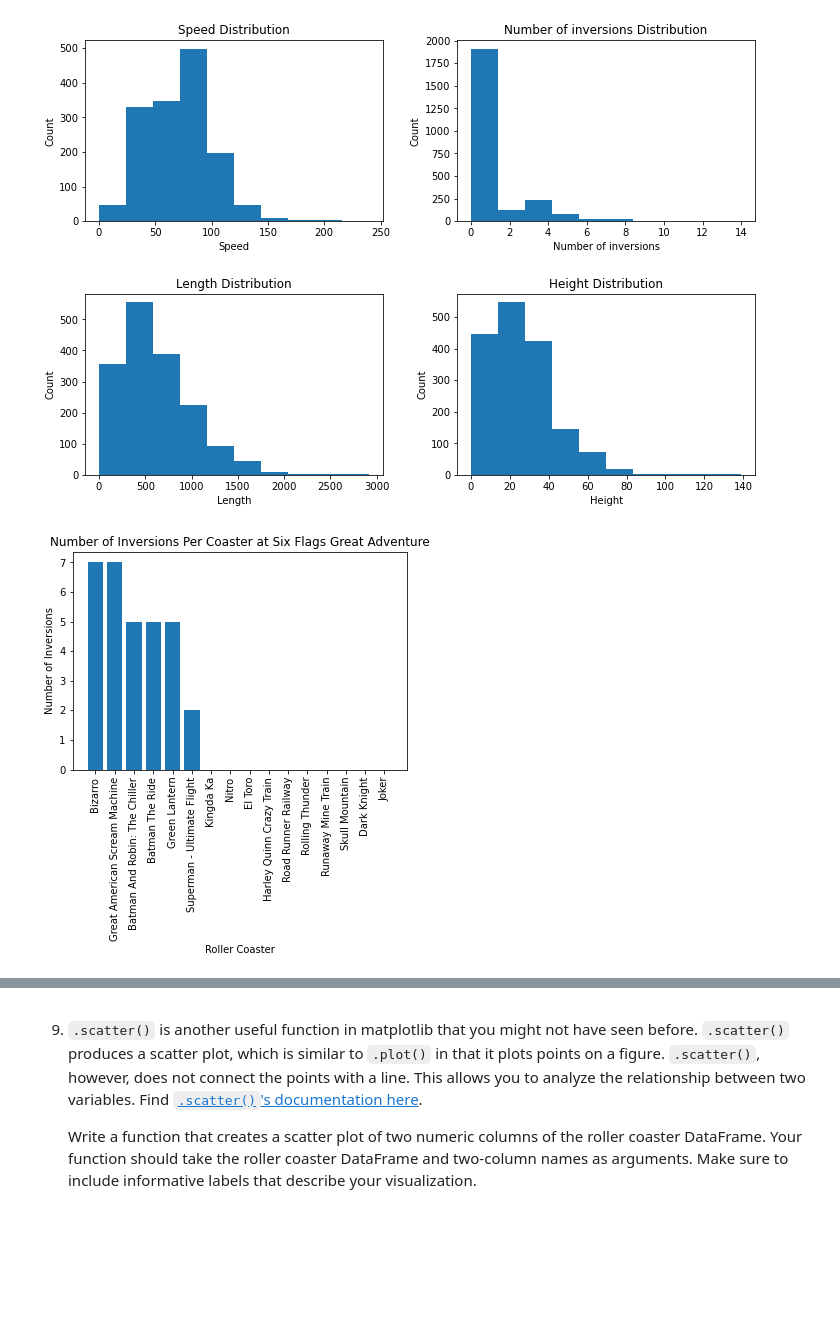
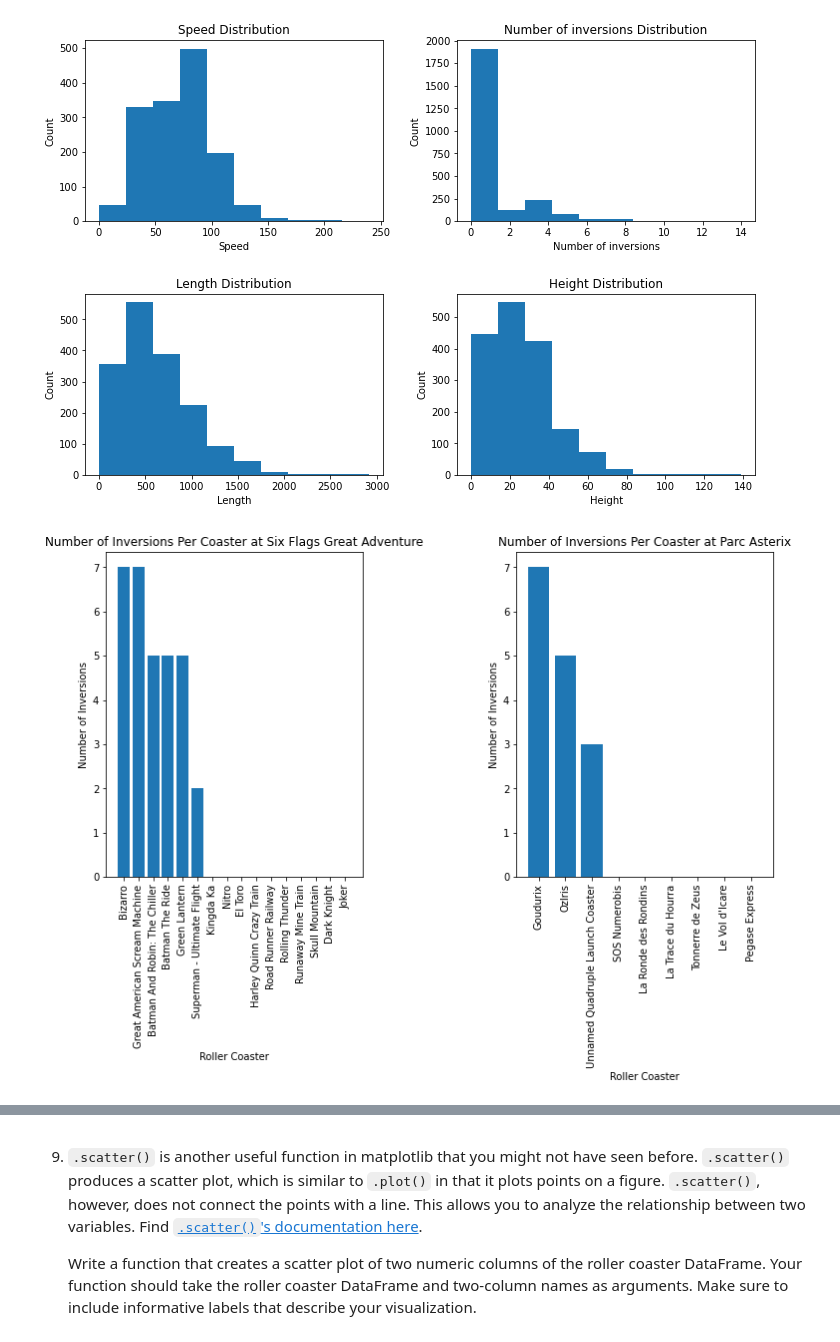
Before and after one commit to soyuz108/Roller-Coasters, a Jupyter notebook: Roller Coaster.ipynb, the cells around one changed output, grey strips where cells are left out. Saved outputs shown, nothing was run; the diff lists cells and outputs as text; code cells hidden in the pictures; blank space fills up the shorter version.

```diff
--- a/Roller Coaster.ipynb
+++ b/Roller Coaster.ipynb
@@ -181,28 +183,30 @@ plot_height_histogram(df_coasters, axs[1, 1])
 [figure]
 # %%
 # Create a function to plot inversions by coaster at park
-def plot_inversions_by_coaster(df, park_name):
+def plot_inversions_by_coaster(df, park_name, ax):
   # Select coasters in a park
   park_coasters = df[df["park"] == park_name]
   # Sort values for better visualization
   park_coasters = park_coasters.sort_values("num_inversions", ascending=False)
   # Select names within a specific park
   coaster_names = park_coasters["name"]
   # Select # of inversions for coasters in a park
   number_inversions = park_coasters["num_inversions"]
   # Create a barplot
-  plt.bar(range(len(number_inversions)), number_inversions)
-  # Create a subplot for visualization manipulations
-  ax = plt.subplot()
+  ax.bar(range(len(number_inversions)), number_inversions)
   ax.set_xticks(range(len(coaster_names)))
   ax.set_xticklabels(coaster_names, rotation=90)
   # Give titles
-  plt.title("Number of Inversions Per Coaster at {}".format(park_name))
-  plt.xlabel("Roller Coaster")
-  plt.ylabel("Number of Inversions")
-  plt.show()
+  ax.set_title("Number of Inversions Per Coaster at {}".format(park_name))
+  ax.set_xlabel("Roller Coaster")
+  ax.set_ylabel("Number of Inversions")
 
+# Create a subplot for visualization manipulations
+fig, (ax1, ax2) = plt.subplots(1, 2, figsize=(12, 6))
+plt.subplots_adjust(wspace=0.6)
 # Create a barplot of inversions by roller coasters
-plot_inversions_by_coaster(df_coasters, "Six Flags Great Adventure")
+plot_inversions_by_coaster(df_coasters, "Six Flags Great Adventure",  ax1)
+plot_inversions_by_coaster(df_coasters, "Parc Asterix", ax2)
+plt.show()
 # %% [output]
-[figure, old version]
+[figure, new version]
```
Also changed, not shown: parts of 4 cells of this notebook.
